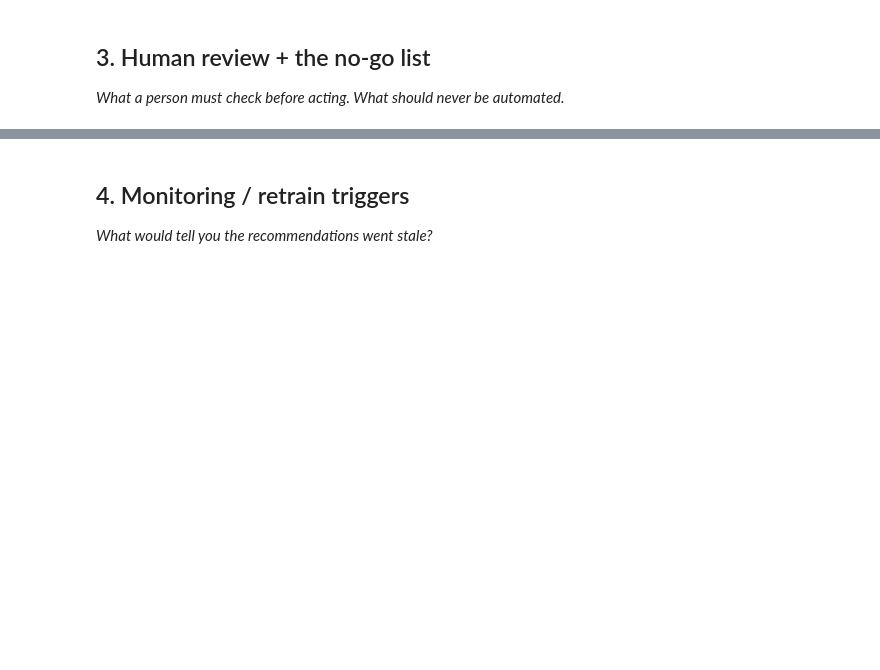
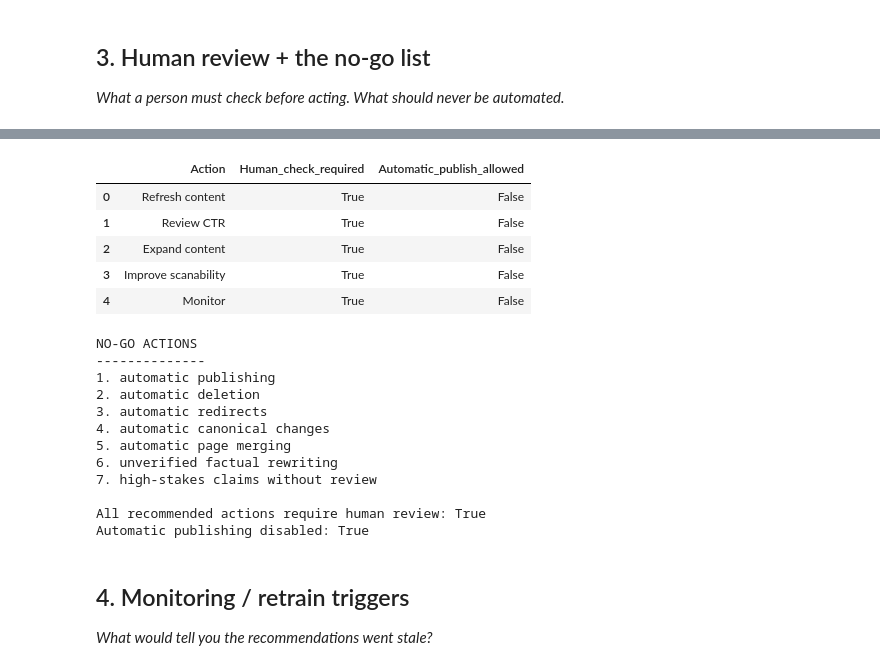
Before and after one commit to saisathwik2703/flyrank-ml-internship-starter, a Jupyter notebook: work/notebooks/w07_action_playbook.ipynb, the cells around one changed output, grey strips where cells are left out. Saved outputs shown, nothing was run; the diff lists cells and outputs as text; code cells hidden in the pictures; blank space fills up the shorter version.

```diff
--- a/work/notebooks/w07_action_playbook.ipynb
+++ b/work/notebooks/w07_action_playbook.ipynb
@@ -30,3 +620,81 @@ This skeleton is yours to fill. Work the sections **in order** — each one has
+# %%
+# This cell is for CODE (numbers, a query, a check).
+# ============================================================
+# SECTION 3
+# Human review + no-go list
+# ============================================================
+
+review_rules = pd.DataFrame({
+    "Action": [
+        "Refresh content",
+        "Review CTR",
+        "Expand content",
+        "Improve scanability",
+        "Monitor"
+    ],
+    "Human_check_required": [
+        True,
+        True,
+        True,
+        True,
+        True
+    ],
+    "Automatic_publish_allowed": [
+        False,
+        False,
+        False,
+        False,
+        False
+    ]
+})
+
+display(review_rules)
+
+
+no_go_actions = [
+    "automatic publishing",
+    "automatic deletion",
+    "automatic redirects",
+    "automatic canonical changes",
+    "automatic page merging",
+    "unverified factual rewriting",
+    "high-stakes claims without review"
+]
+
+print("NO-GO ACTIONS")
+print("--------------")
+
+for i, action in enumerate(no_go_actions, 1):
+    print(f"{i}. {action}")
+
+print(
+    "\nAll recommended actions require human review:",
+    review_rules["Human_check_required"].all()
+)
+
+print(
+    "Automatic publishing disabled:",
+    (~review_rules["Automatic_publish_allowed"]).all()
+)
+# %% [output]
+|  | Action | Human_check_required | Automatic_publish_allowed |
+| 0 | Refresh content | True | False |
+| 1 | Review CTR | True | False |
+| 2 | Expand content | True | False |
+| 3 | Improve scanability | True | False |
+| 4 | Monitor | True | False |
+NO-GO ACTIONS
+--------------
+1. automatic publishing
+2. automatic deletion
+3. automatic redirects
+4. automatic canonical changes
+5. automatic page merging
+6. unverified factual rewriting
+7. high-stakes claims without review
+
+All recommended actions require human review: True
+Automatic publishing disabled: True
 # %% [markdown]
 ## 4. Monitoring / retrain triggers
 
```
Also changed, not shown: parts of 16 cells of this notebook.
